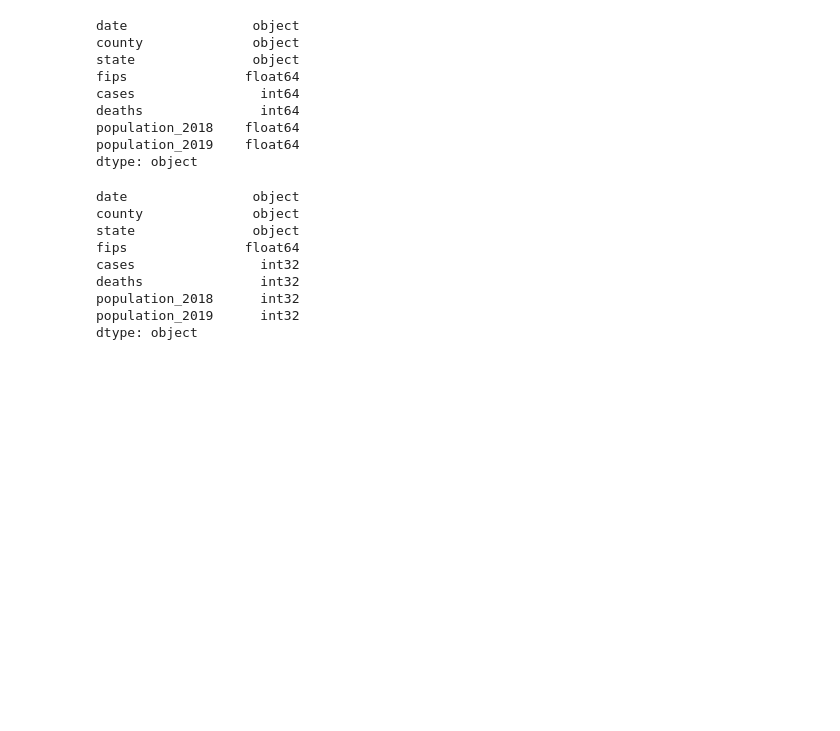
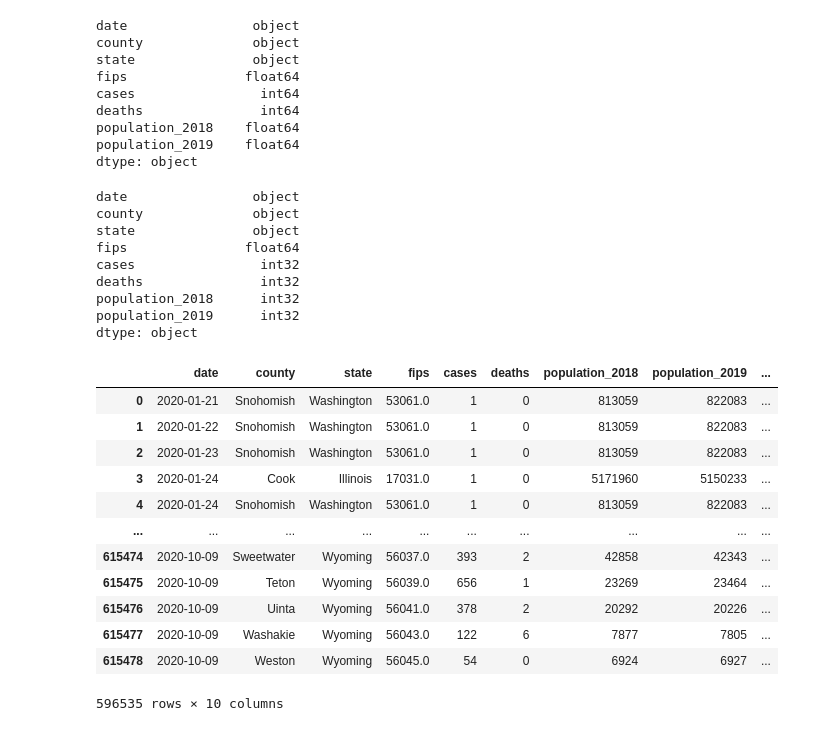
Before and after one commit to ushaakumaar/COVID19_Impacts_On_Business_And_Workforce_Trends, a Jupyter notebook: safest-travel-route.ipynb, the cells around one changed output. Drawn from its saved outputs; the diff is of its cells as text; code cells hidden in the pictures; blank space fills up the shorter version.

Commit message:
edited data file by calculating cases per thousands and deaths per thousands

```diff
--- a/safest-travel-route.ipynb
+++ b/safest-travel-route.ipynb
@@ -182,3 +182,22 @@ deaths               int32
 population_2018      int32
 population_2019      int32
 dtype: object
+# %%
+# Calculate Cases per Thousand and Deaths per Thousand
+new_merged_df["cases_per_thousand"] = new_merged_df["cases"]/new_merged_df["population_2019"]*1000
+new_merged_df["deaths_per_thousand"] = new_merged_df["deaths"]/new_merged_df["population_2019"]*1000
+new_merged_df
+# %% [output]
+|  | date | county | state | fips | cases | deaths | population_2018 | population_2019 | ... |
+| 0 | 2020-01-21 | Snohomish | Washington | 53061.0 | 1 | 0 | 813059 | 822083 | ... |
+| 1 | 2020-01-22 | Snohomish | Washington | 53061.0 | 1 | 0 | 813059 | 822083 | ... |
+| 2 | 2020-01-23 | Snohomish | Washington | 53061.0 | 1 | 0 | 813059 | 822083 | ... |
+| 3 | 2020-01-24 | Cook | Illinois | 17031.0 | 1 | 0 | 5171960 | 5150233 | ... |
+| 4 | 2020-01-24 | Snohomish | Washington | 53061.0 | 1 | 0 | 813059 | 822083 | ... |
+| ... | ... | ... | ... | ... | ... | ... | ... | ... | ... |
+| 615474 | 2020-10-09 | Sweetwater | Wyoming | 56037.0 | 393 | 2 | 42858 | 42343 | ... |
+| 615475 | 2020-10-09 | Teton | Wyoming | 56039.0 | 656 | 1 | 23269 | 23464 | ... |
+| 615476 | 2020-10-09 | Uinta | Wyoming | 56041.0 | 378 | 2 | 20292 | 20226 | ... |
+| 615477 | 2020-10-09 | Washakie | Wyoming | 56043.0 | 122 | 6 | 7877 | 7805 | ... |
+| 615478 | 2020-10-09 | Weston | Wyoming | 56045.0 | 54 | 0 | 6924 | 6927 | ... |
+596535 rows × 10 columns
```
